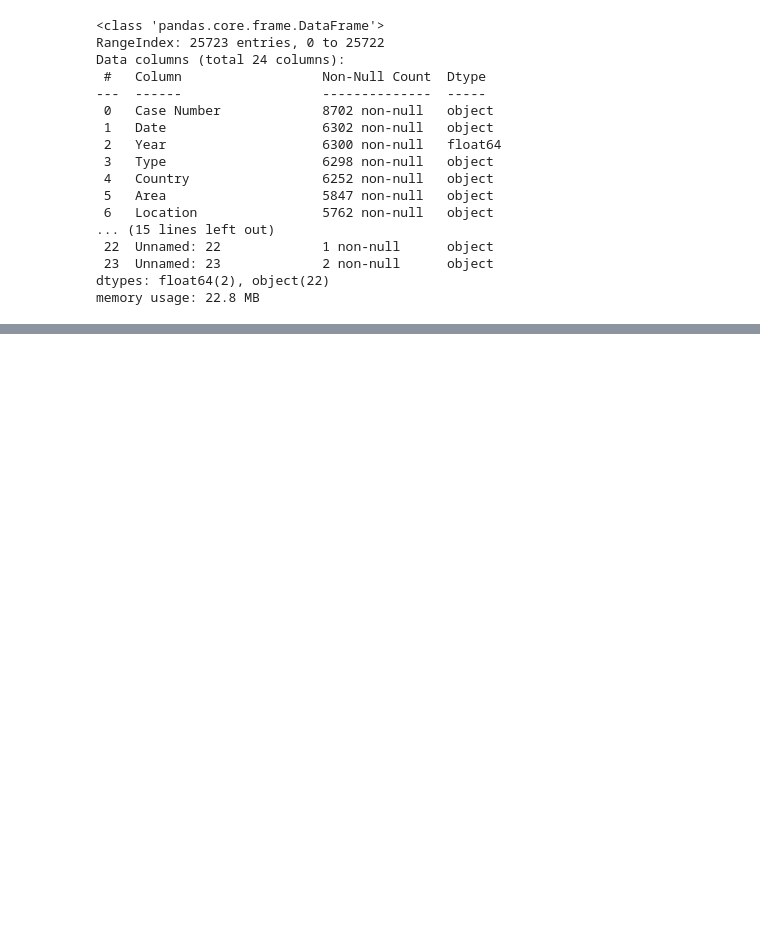
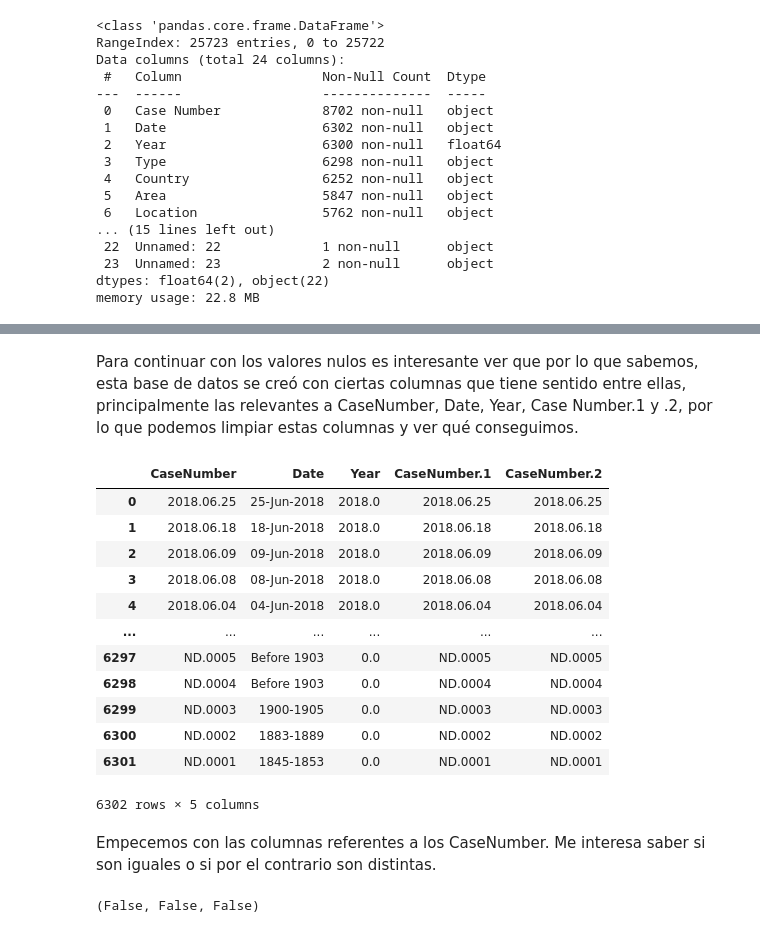
Before and after one commit to LeoBulcsu/data-cleaning-sharkattack, a Jupyter notebook: NoteBooks/SharkAttack_MAIN.ipynb, the cells around one changed output, grey strips where cells are left out. Cells and saved outputs as stored; diff of their text form; code cells hidden in the pictures; blank space fills up the shorter version.

```diff
--- a/NoteBooks/SharkAttack_MAIN.ipynb
+++ b/NoteBooks/SharkAttack_MAIN.ipynb
@@ -46,0 +114,3 @@ memory usage: 22.8 MB
+# %%
+list_of_rows_with_null = list(df[df.isnull().sum(axis=1)>20].index)
+list_of_rows_with_null[:10]
@@ -46,0 +119,2 @@ memory usage: 22.8 MB
+# %%
+df.drop(list_of_rows_with_null, inplace=True)
@@ -46,0 +127,2 @@ memory usage: 22.8 MB
+# %%
+df.columns = df.columns.str.replace(' ', '')
@@ -46,0 +158,2 @@ memory usage: 22.8 MB
+# %%
+df.loc[5488, 'CaseNumber'] = df.loc[5488, 'CaseNumber.1']
@@ -46,0 +180,24 @@ memory usage: 22.8 MB
+# %% [markdown]
+Para continuar con los valores nulos es interesante ver que por lo que sabemos, esta base de datos se creó con ciertas columnas que tiene sentido entre ellas, principalmente las relevantes a CaseNumber, Date, Year, Case Number.1 y .2, por lo que podemos limpiar estas columnas y ver qué conseguimos.
+# %%
+df[['CaseNumber','Date','Year','CaseNumber.1','CaseNumber.2']]
+# %% [output]
+|  | CaseNumber | Date | Year | CaseNumber.1 | CaseNumber.2 |
+| 0 | 2018.06.25 | 25-Jun-2018 | 2018.0 | 2018.06.25 | 2018.06.25 |
+| 1 | 2018.06.18 | 18-Jun-2018 | 2018.0 | 2018.06.18 | 2018.06.18 |
+| 2 | 2018.06.09 | 09-Jun-2018 | 2018.0 | 2018.06.09 | 2018.06.09 |
+| 3 | 2018.06.08 | 08-Jun-2018 | 2018.0 | 2018.06.08 | 2018.06.08 |
+| 4 | 2018.06.04 | 04-Jun-2018 | 2018.0 | 2018.06.04 | 2018.06.04 |
+| ... | ... | ... | ... | ... | ... |
+| 6297 | ND.0005 | Before 1903 | 0.0 | ND.0005 | ND.0005 |
+| 6298 | ND.0004 | Before 1903 | 0.0 | ND.0004 | ND.0004 |
+| 6299 | ND.0003 | 1900-1905 | 0.0 | ND.0003 | ND.0003 |
+| 6300 | ND.0002 | 1883-1889 | 0.0 | ND.0002 | ND.0002 |
+| 6301 | ND.0001 | 1845-1853 | 0.0 | ND.0001 | ND.0001 |
+6302 rows × 5 columns
+# %% [markdown]
+Empecemos con las columnas referentes a los CaseNumber. Me interesa saber si son iguales o si por el contrario son distintas.
+# %%
+df['CaseNumber'].equals(df['CaseNumber.1']),df['CaseNumber'].equals(df['CaseNumber.2']),df['CaseNumber.1'].equals(df['CaseNumber.2'])
+# %% [output]
+(False, False, False)
```
Also changed, not shown: parts of 56 cells of this notebook.
